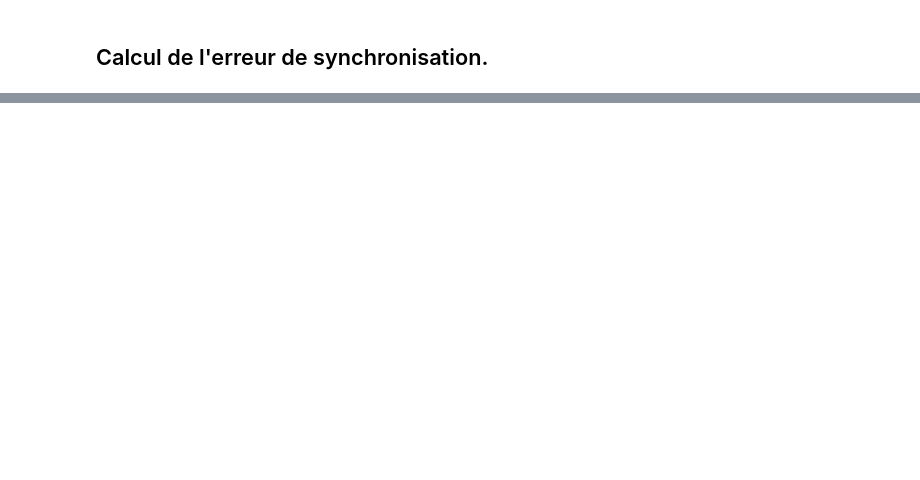
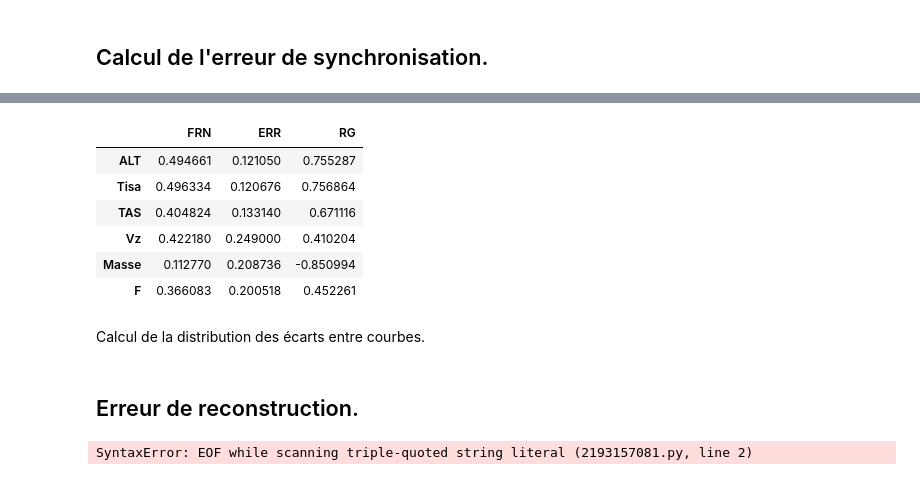
Before and after one commit to RubertiS/Projet_rectangularisation_vols, a Jupyter notebook: Notebooks/decoupage_elementaire.ipynb, the cells around one changed output, grey strips where cells are left out. Drawn from its saved outputs; the diff is of its cells as text; code cells hidden in the pictures; blank space fills up the shorter version.

Commit message:
Erreurs de syncronisation

```diff
--- a/Notebooks/decoupage_elementaire.ipynb
+++ b/Notebooks/decoupage_elementaire.ipynb
@@ -241,0 +243,48 @@ Gain relatif  = 0.75
+# %%
+def global_synch_error(R):
+    """
+    GLOBAL_SYNC_RELATIVE_ERROR - Calcul de l'erreur globale de synchronisation par colonne.
+
+    * F : calcul fruste.
+    * R : calcul de comparaison.
+    """
+    # Nobre de points pour le rééchantillonnage fruste.
+    cols = list(R.keys())
+    N = len(R[cols[0]])
+    F = m2d.frust_nrm(ds,N)
+    E = pd.DataFrame(index=R.keys(),columns=['FRN','ERR','RG'],dtype=float)
+    for col in cols:
+        dsf = np.mean(F[col].max(axis=1)-F[col].min(axis=1))
+        dsp = np.mean(R[col].max(axis=1)-R[col].min(axis=1))
+        E.loc[col,'FRN'] = dsf
+        E.loc[col,'ERR'] = dsp
+        E.loc[col,'RG'] = (dsf-dsp)/dsf
+    return E
+# %%
+global_synch_error(R)
+# %% [output]
+|  | FRN | ERR | RG |
+| ALT | 0.494661 | 0.121050 | 0.755287 |
+| Tisa | 0.496334 | 0.120676 | 0.756864 |
+| TAS | 0.404824 | 0.133140 | 0.671116 |
+| Vz | 0.422180 | 0.249000 | 0.410204 |
+| Masse | 0.112770 | 0.208736 | -0.850994 |
+| F | 0.366083 | 0.200518 | 0.452261 |
+# %% [markdown]
+Calcul de la distribution des écarts entre courbes.
+# %% [markdown]
+## Erreur de reconstruction.
+# %%
+def global_reconst_error(ds,R):
+    """
+    GLOBAL_RECONST_ERROR - Erreur de reconstruction.
+    """
+    cols = list(R.keys())
+    for i,df in enumerate(ds):
+        for V,C in zip(cols,df.columns):
+            x = df[C].values
+            xn = NORM_DATA(x)
+            y = R[V][df.index.name]
+            yn = np.interp(df[manque la date],df.index,xn)
+# %% [output]
+SyntaxError: EOF while scanning triple-quoted string literal (2193157081.py, line 2)
```
Also changed, not shown: parts of 5 cells of this notebook, 1 other file.
